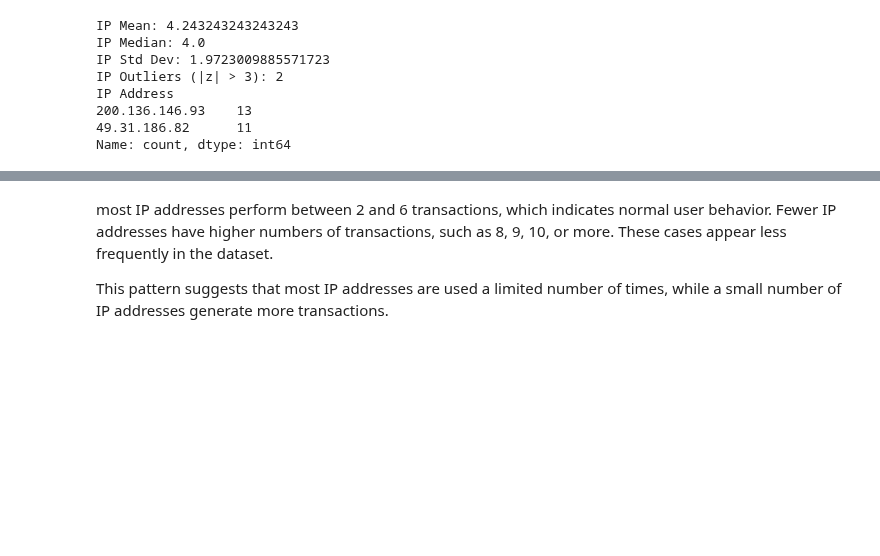
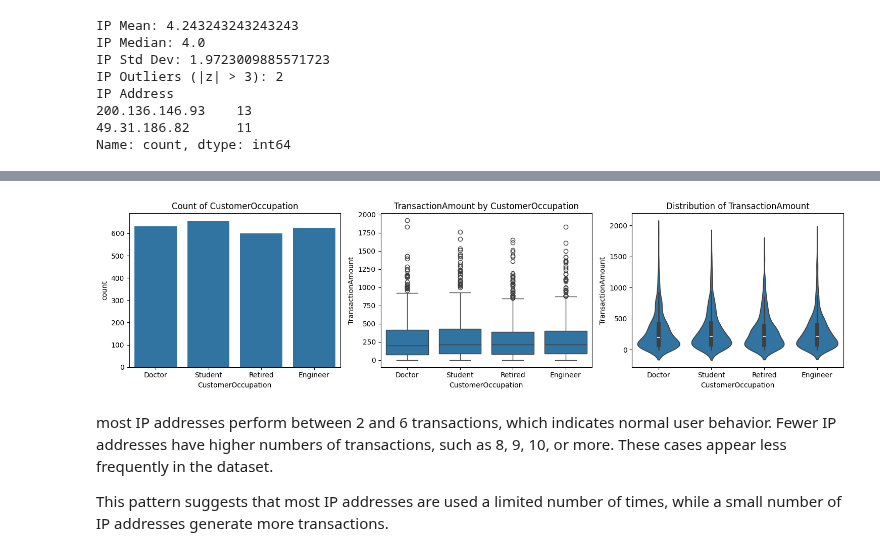
Before and after one commit to marghistani22/Data_Engineering, a Jupyter notebook: Untitled1.ipynb, the cells around one changed output, grey strips where cells are left out. Cells and saved outputs as stored; diff of their text form; code cells hidden in the pictures; blank space fills up the shorter version.

```diff
--- a/Untitled1.ipynb
+++ b/Untitled1.ipynb
@@ -670,3 +699,7 @@ Name: count, dtype: int64
+# %%
+plot_categorical("CustomerOccupation")
+# %% [output]
+[figure, added]
 # %% [markdown]
 most IP addresses perform between 2 and 6 transactions, which indicates normal user behavior.
 Fewer IP addresses have higher numbers of transactions, such as 8, 9, 10, or more. These cases appear less frequently in the dataset.
```
Also changed, not shown: parts of 14 cells of this notebook.
